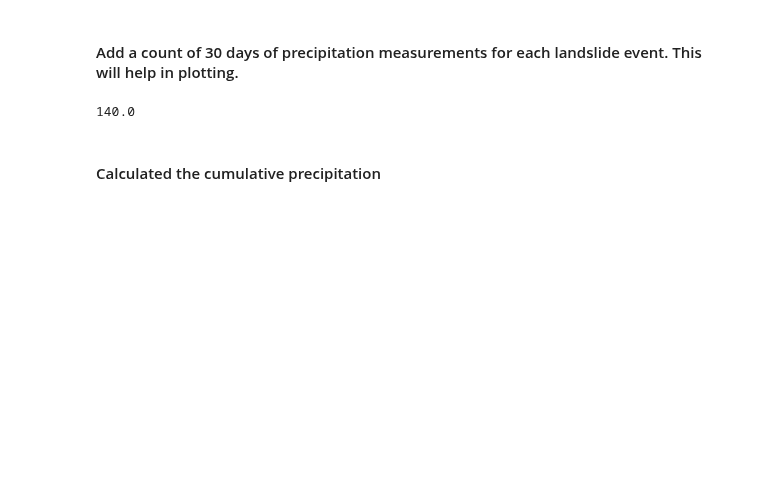
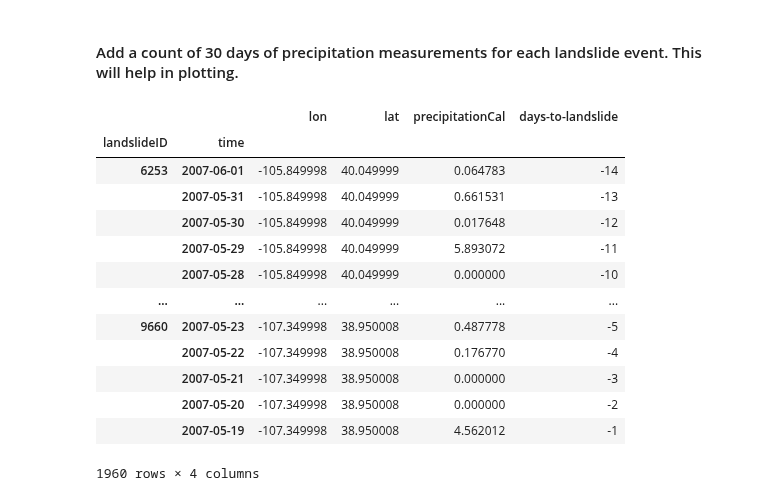
Before and after one commit to jacquiewitte/capstone-landslides-soilmoisture, a Jupyter notebook: landslide_gpm_precipaccum_timeseries.ipynb, the cells around one changed output. Cells and saved outputs as stored; diff of their text form; code cells hidden in the pictures; blank space fills up the shorter version.

```diff
--- a/landslide_gpm_precipaccum_timeseries.ipynb
+++ b/landslide_gpm_precipaccum_timeseries.ipynb
@@ -220,0 +198,6 @@ gpm_df[0:60]
+# %%
+gpm_7days_df = colocate_to_landslide(glc_co, gpm_xr, periods=7)
+gpm_14days_df = colocate_to_landslide(glc_co, gpm_xr, periods=14)
+gpm_30days_df = colocate_to_landslide(glc_co, gpm_xr, periods=30)
+
+gpm_7days_df
@@ -226,16 +220,0 @@ ndays = np.arange(start=-30, stop=0, step=1)
-# %%
-pd.set_option('display.max_rows', 100)
-print(len(gpm_df['precipitationCal'])/30)
-
-cnts = []
-accum = []
-for i in range(0, int(len(gpm_df['precipitationCal'])/30)):
-    # cnts.extend(np.arange(30)+1)
-    cnts.extend(ndays)
-
-gpm_df['days'] = cnts
-#gpm_df[0:60]
-# %% [output]
-140.0
-# %% [markdown]
-#### Calculated the cumulative precipitation
@@ -248,0 +221,20 @@ gpm_df['precip_accum'] = accum
+# %%
+gpm_7days_df = add_count(gpm_7days_df, 7)
+gpm_14days_df = add_count(gpm_14days_df, 14)
+gpm_30days_df = add_count(gpm_30days_df, 30)
+gpm_14days_df
+# %% [output]
+|  |  | lon | lat | precipitationCal | days-to-landslide |
+| landslideID | time |  |  |  |  |
+| 6253 | 2007-06-01 | -105.849998 | 40.049999 | 0.064783 | -14 |
+|  | 2007-05-31 | -105.849998 | 40.049999 | 0.661531 | -13 |
+|  | 2007-05-30 | -105.849998 | 40.049999 | 0.017648 | -12 |
+|  | 2007-05-29 | -105.849998 | 40.049999 | 5.893072 | -11 |
+|  | 2007-05-28 | -105.849998 | 40.049999 | 0.000000 | -10 |
+| ... | ... | ... | ... | ... | ... |
+| 9660 | 2007-05-23 | -107.349998 | 38.950008 | 0.487778 | -5 |
+|  | 2007-05-22 | -107.349998 | 38.950008 | 0.176770 | -4 |
+|  | 2007-05-21 | -107.349998 | 38.950008 | 0.000000 | -3 |
+|  | 2007-05-20 | -107.349998 | 38.950008 | 0.000000 | -2 |
+|  | 2007-05-19 | -107.349998 | 38.950008 | 4.562012 | -1 |
+1960 rows × 4 columns
```
Also changed, not shown: parts of 27 cells of this notebook.
